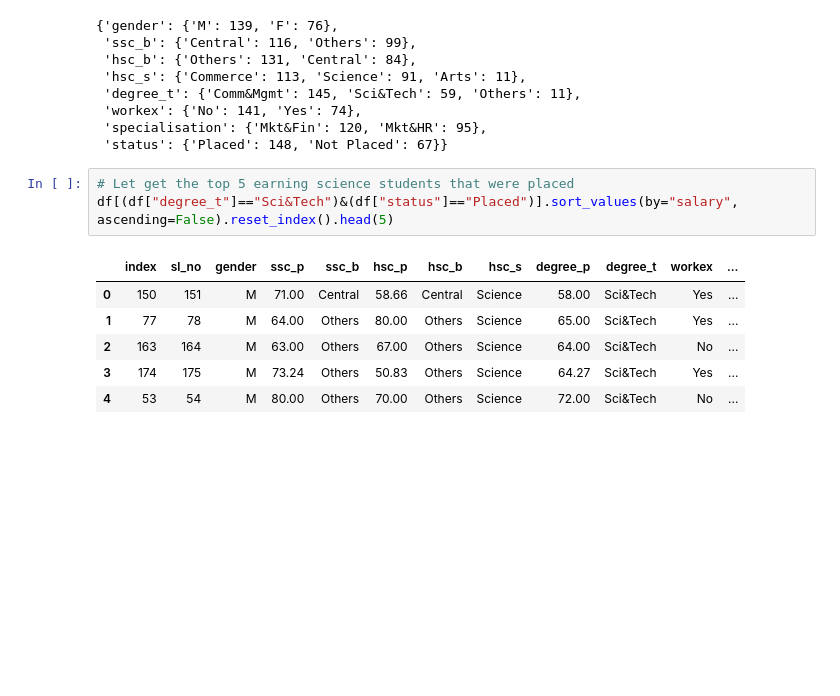
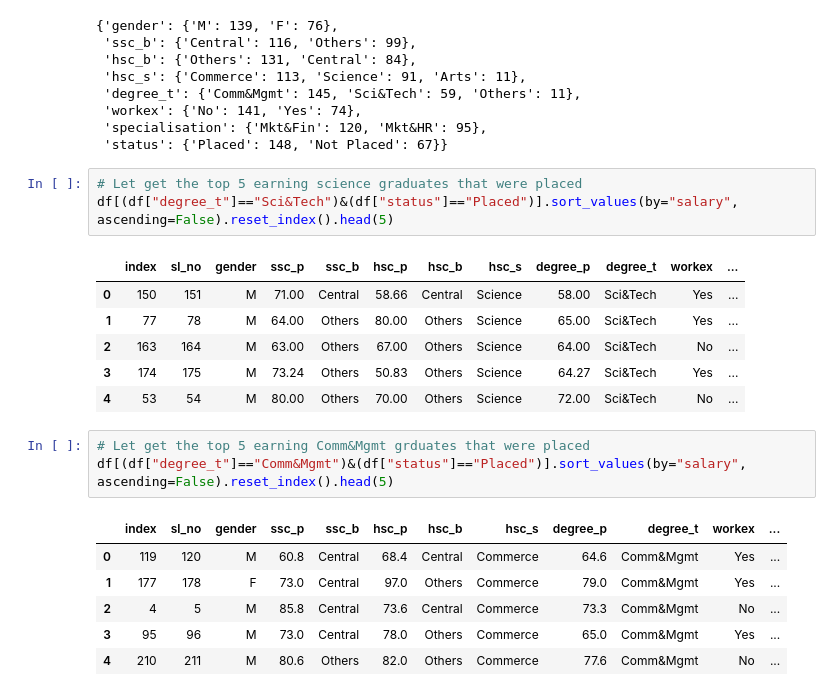
Before and after one commit to lawalsegun2025/campus_placement_predictor, a Jupyter notebook: job_placement_predictor.ipynb, the cells around one changed output. Saved outputs shown, nothing was run; the diff lists cells and outputs as text; blank space fills up the shorter version.

```diff
--- a/job_placement_predictor.ipynb
+++ b/job_placement_predictor.ipynb
@@ -247,7 +247,7 @@ cat_value_count_dict
  'specialisation': {'Mkt&Fin': 120, 'Mkt&HR': 95},
  'status': {'Placed': 148, 'Not Placed': 67}}
 # %%
-# Let get the top 5 earning science students that were placed
+# Let get the top 5 earning science graduates that were placed
 df[(df["degree_t"]=="Sci&Tech")&(df["status"]=="Placed")].sort_values(by="salary", ascending=False).reset_index().head(5)
 # %% [output]
 |  | index | sl_no | gender | ssc_p | ssc_b | hsc_p | hsc_b | hsc_s | degree_p | degree_t | workex | ... |
@@ -256,3 +256,13 @@ df[(df["degree_t"]=="Sci&Tech")&(df["status"]=="Placed")].sort_values(by="salary
 | 2 | 163 | 164 | M | 63.00 | Others | 67.00 | Others | Science | 64.00 | Sci&Tech | No | ... |
 | 3 | 174 | 175 | M | 73.24 | Others | 50.83 | Others | Science | 64.27 | Sci&Tech | Yes | ... |
 | 4 | 53 | 54 | M | 80.00 | Others | 70.00 | Others | Science | 72.00 | Sci&Tech | No | ... |
+# %%
+# Let get the top 5 earning Comm&Mgmt grduates that were placed
+df[(df["degree_t"]=="Comm&Mgmt")&(df["status"]=="Placed")].sort_values(by="salary", ascending=False).reset_index().head(5)
+# %% [output]
+|  | index | sl_no | gender | ssc_p | ssc_b | hsc_p | hsc_b | hsc_s | degree_p | degree_t | workex | ... |
+| 0 | 119 | 120 | M | 60.8 | Central | 68.4 | Central | Commerce | 64.6 | Comm&Mgmt | Yes | ... |
+| 1 | 177 | 178 | F | 73.0 | Central | 97.0 | Others | Commerce | 79.0 | Comm&Mgmt | Yes | ... |
+| 2 | 4 | 5 | M | 85.8 | Central | 73.6 | Central | Commerce | 73.3 | Comm&Mgmt | No | ... |
+| 3 | 95 | 96 | M | 73.0 | Central | 78.0 | Others | Commerce | 65.0 | Comm&Mgmt | Yes | ... |
+| 4 | 210 | 211 | M | 80.6 | Others | 82.0 | Others | Commerce | 77.6 | Comm&Mgmt | No | ... |
```
Also changed, not shown: parts of 2 cells of this notebook.
